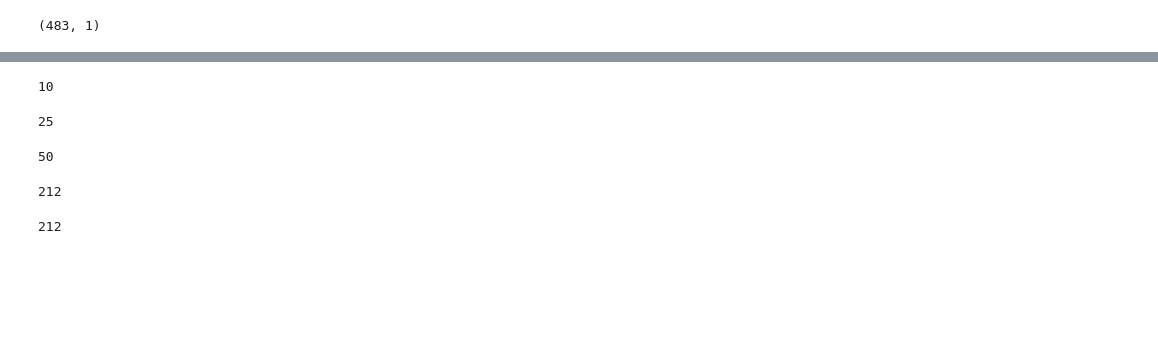
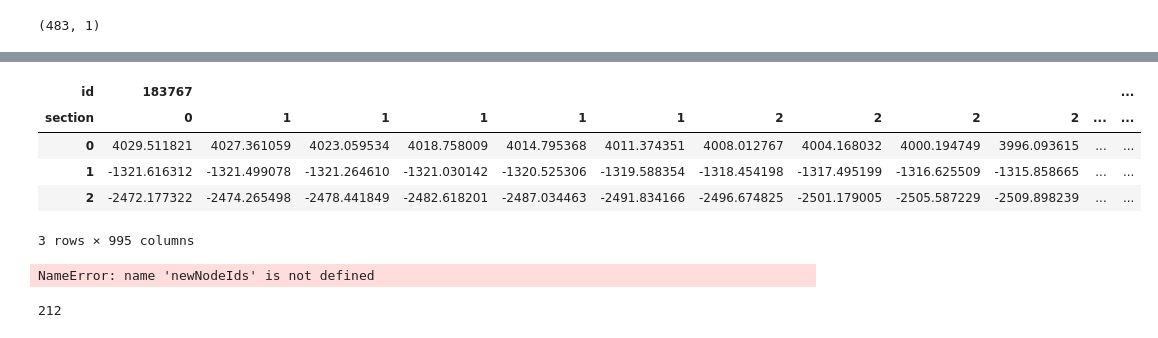
Before and after one commit to joseph-tharayil/csd_paper, a Jupyter notebook: derivativeHistograms.ipynb, the cells around one changed output, grey strips where cells are left out. Saved outputs shown, nothing was run; the diff lists cells and outputs as text; code cells hidden in the pictures; blank space fills up the shorter version.

```diff
--- a/derivativeHistograms.ipynb
+++ b/derivativeHistograms.ipynb
@@ -84,15 +108,28 @@ array([10, 20, 30, 40, 50, 60, 70, 80, 90])
+# %%
+getSegmentMidpts(positions[[ids]],[ids])
+# %% [output]
+| id | 183767 |  |  |  |  |  |  |  |  |  |  | ... |
+| section | 0 | 1 | 1 | 1 | 1 | 1 | 2 | 2 | 2 | 2 | ... | ... |
+| 0 | 4029.511821 | 4027.361059 | 4023.059534 | 4018.758009 | 4014.795368 | 4011.374351 | 4008.012767 | 4004.168032 | 4000.194749 | 3996.093615 | ... | ... |
+| 1 | -1321.616312 | -1321.499078 | -1321.264610 | -1321.030142 | -1320.525306 | -1319.588354 | -1318.454198 | -1317.495199 | -1316.625509 | -1315.858665 | ... | ... |
+| 2 | -2472.177322 | -2474.265498 | -2478.441849 | -2482.618201 | -2487.034463 | -2491.834166 | -2496.674825 | -2501.179005 | -2505.587229 | -2509.898239 | ... | ... |
+3 rows × 995 columns
 # %%
 
 
 electrodeIndices = [10,25,50,75,90]
 allDistances = []
 allCsdCoeffs = []
+np.random.seed(2643)
+
+end = False
 
 for electrodeIdx in electrodeIndices:
     csdCoeffs = []
     distances = []
 
     numFiles = 0
+    numNeurons = 0
 
     for dirpath, dirnames, filenames in os.walk('csd_paper/electrodes/positions'):
             for filename in filenames:
@@ -104,7 +141,7 @@ for electrodeIdx in electrodeIndices:
 
                 node_ids = node_ids[np.isin(node_ids,hex0Ids)]
 
-                newNodeIds = node_ids
+                newNodeIds = np.random.choice(node_ids,int(0.05*len(node_ids)),replace=False)
 
                 newPos = getSegmentMidpts(positions[newNodeIds],newNodeIds)
 
@@ -115,22 +152,34 @@ for electrodeIdx in electrodeIndices:
                     offset = f['S1nonbarrel_neurons']['offsets'][nodeIndex]
                     offset1 = f['S1nonbarrel_neurons']['offsets'][nodeIndex+1]
 
+                    if len(distances_in_planar_coords(newPos[ids],allEpos[electrodeIdx],main_axis)) != len(f['electrodes']['S1nonbarrel_neurons']['scaling_factors'][offset:offset1,electrodeIdx]):
+                        end = True
+
+                    if end:
+                        break
+
                     distances.append(distances_in_planar_coords(newPos[ids],allEpos[electrodeIdx],main_axis))
 
                     csdCoeffs.append(f['electrodes']['S1nonbarrel_neurons']['scaling_factors'][offset:offset1,electrodeIdx])
+                if end:
+                    print('break')
+                    break
+            if end:
+                break
+
+                    #numNeurons += 1
+
+    if end:
+        break
 
     print(electrodeIdx)
 
     allCsdCoeffs.append(csdCoeffs)
     allDistances.append(distances)
-# %% [output]
-10
-25
-50
 # %%
-len(distances)
+len(newNodeIds)
 # %% [output]
-212
+NameError: name 'newNodeIds' is not defined
 # %%
 len(csdCoeffs)
 # %% [output]
```
Also changed, not shown: parts of 14 cells of this notebook.
